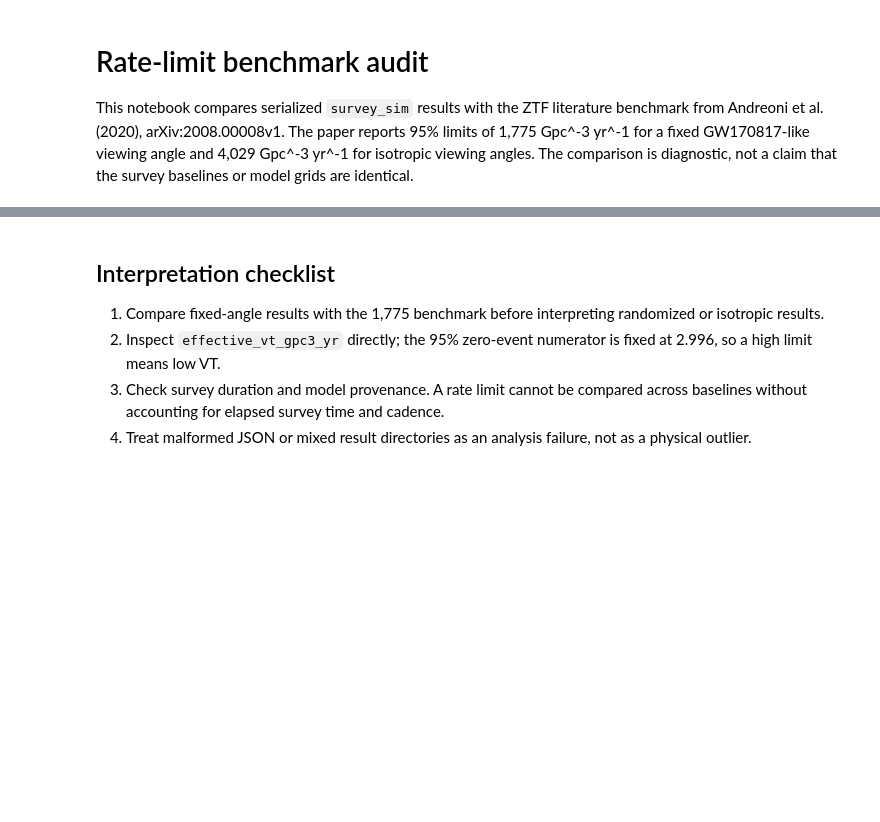
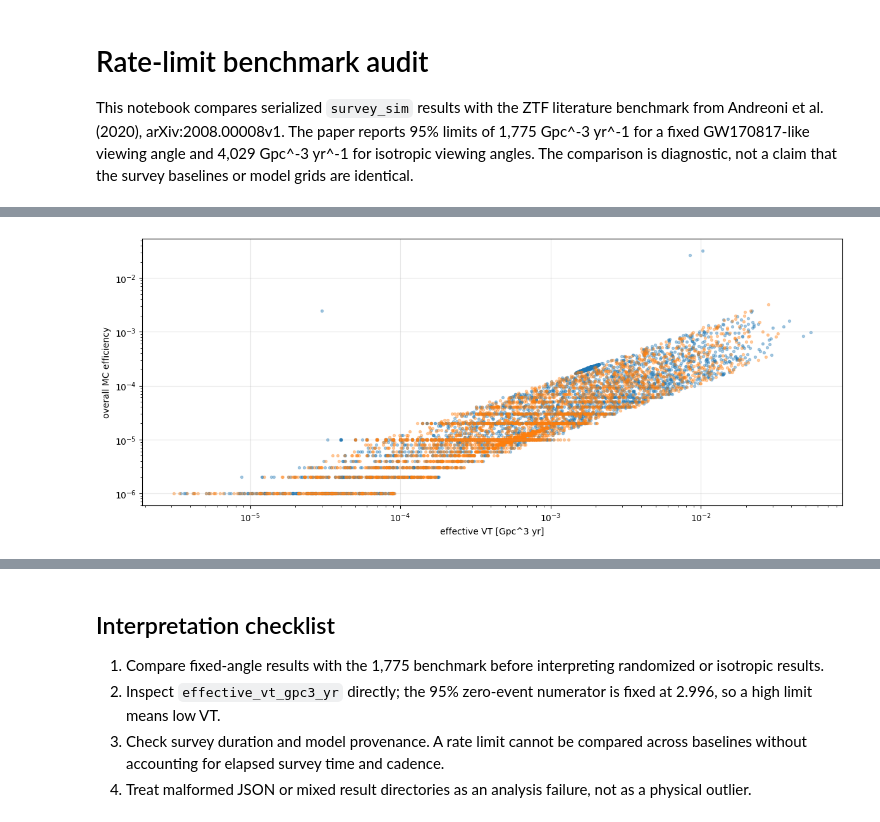
Before and after one commit to tylerbarna/kn-rates, a Jupyter notebook: rate_limit_benchmark.ipynb, the cells around one changed output, grey strips where cells are left out. Drawn from its saved outputs; the diff is of its cells as text; code cells hidden in the pictures; blank space fills up the shorter version.

```diff
--- a/rate_limit_benchmark.ipynb
+++ b/rate_limit_benchmark.ipynb
@@ -32,18 +48,21 @@ fig.tight_layout()
 # %%
-fig, axes = plt.subplots(1, 2, figsize=(12, 5))
+fig, axes = plt.subplots(1, 1, figsize=(12, 5))
 for model, frame in data.groupby('model'):
-    axes[0].scatter(frame['effective_vt_gpc3_yr'], frame['overall_efficiency'], s=8, alpha=0.35, label=model)
-    axes[1].scatter(frame['survey_duration_years'], frame['rate_95_zero_events'], s=8, alpha=0.35, label=model)
-axes[0].set_xlabel('effective VT [Gpc^3 yr]')
-axes[0].set_ylabel('overall MC efficiency')
-axes[0].set_xscale('log')
-axes[1].set_xlabel('survey duration [yr]')
-axes[1].set_ylabel('raw 95% zero-event limit [Gpc^-3 yr^-1]')
-axes[1].set_yscale('log')
-axes[1].legend()
-for axis in axes:
-    axis.grid(alpha=0.3)
+    axes.scatter(frame['effective_vt_gpc3_yr'], frame['overall_efficiency'], s=8, alpha=0.35, label=model)
+    # axes[1].scatter(frame['survey_duration_years'], frame['rate_95_zero_events'], s=8, alpha=0.35, label=model)
+axes.set_xlabel('effective VT [Gpc^3 yr]')
+axes.set_ylabel('overall MC efficiency')
+axes.set_xscale('log')
+# axes[1].set_xlabel('survey duration [yr]')
+# axes[1].set_ylabel('raw 95% zero-event limit [Gpc^-3 yr^-1]')
+# axes[1].set_yscale('log')
+# axes[1].legend()
+# axes[1].set_xlim(7.9,8.1)
+axes.grid(alpha=0.3)
+axes.set_yscale('log')
 fig.tight_layout()
+# %% [output]
+[figure, added]
 # %%
 # Find runs whose VT differs strongly from the current fixed-model reproduction.
 data.sort_values('effective_vt_gpc3_yr').loc[:, ['model', 'file', 'effective_vt_gpc3_yr', 'rate_95_zero_events', 'z_max', 'survey_duration_years']].head(20)
```
Also changed, not shown: parts of 4 cells of this notebook, 10 other files.
